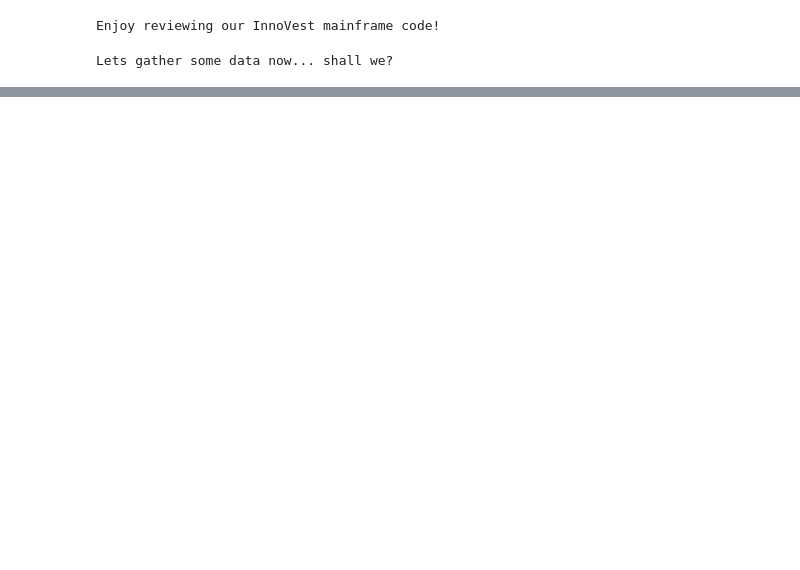
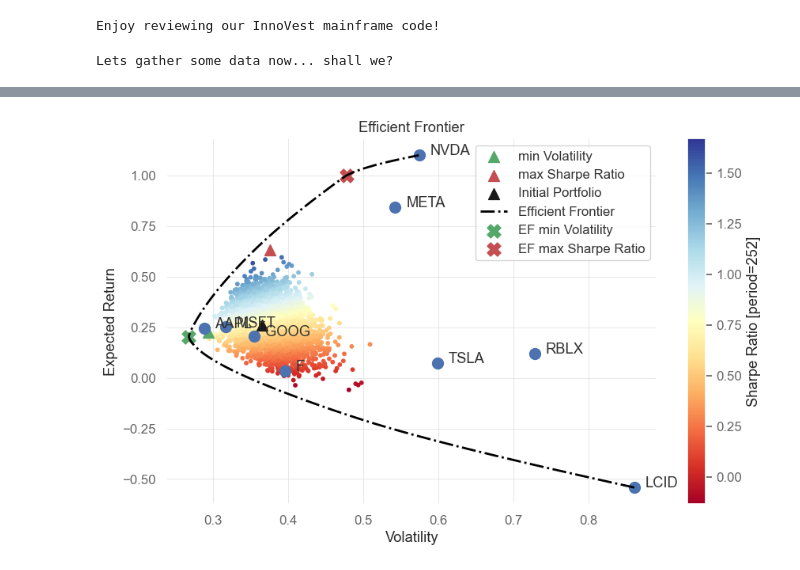
Before and after one commit to fintech-lex/innovest, a Jupyter notebook: InnoVest_Final_Demo.ipynb, the cells around one changed output, grey strips where cells are left out. Drawn from its saved outputs; the diff is of its cells as text; code cells hidden in the pictures; blank space fills up the shorter version.

```diff
--- a/InnoVest_Final_Demo.ipynb
+++ b/InnoVest_Final_Demo.ipynb
@@ -222,0 +303,12 @@ ax = rp.plot_frontier(w_frontier=frontier, mu=mu, cov=cov, returns=returns, rm=r
+# %%
+pf_test = build_portfolio(
+    names=names,
+    start_date=start_date,
+    end_date=end_date,
+    data_api="yfinance",
+    market_index=market_index,
+)
+
+#Show Data
+
+pf_test.data
@@ -222,0 +381,14 @@ ax = rp.plot_frontier(w_frontier=frontier, mu=mu, cov=cov, returns=returns, rm=r
+# %%
+# performs and plots results of Monte Carlo run (5000 iterations)
+opt_w, opt_res = pf_test.mc_optimisation(num_trials=5000)
+# plots the results of the Monte Carlo optimisation
+pf_test.mc_plot_results()
+# plots the Efficient Frontier
+pf_test.ef_plot_efrontier()
+# plots optimal portfolios based on Efficient Frontier
+pf_test.ef.plot_optimal_portfolios()
+# plots individual plots of the portfolio
+pf_test.plot_stocks()
+plt.show()
+# %% [output]
+[figure, added]
```
Also changed, not shown: parts of 12 cells of this notebook, 2 other files.
